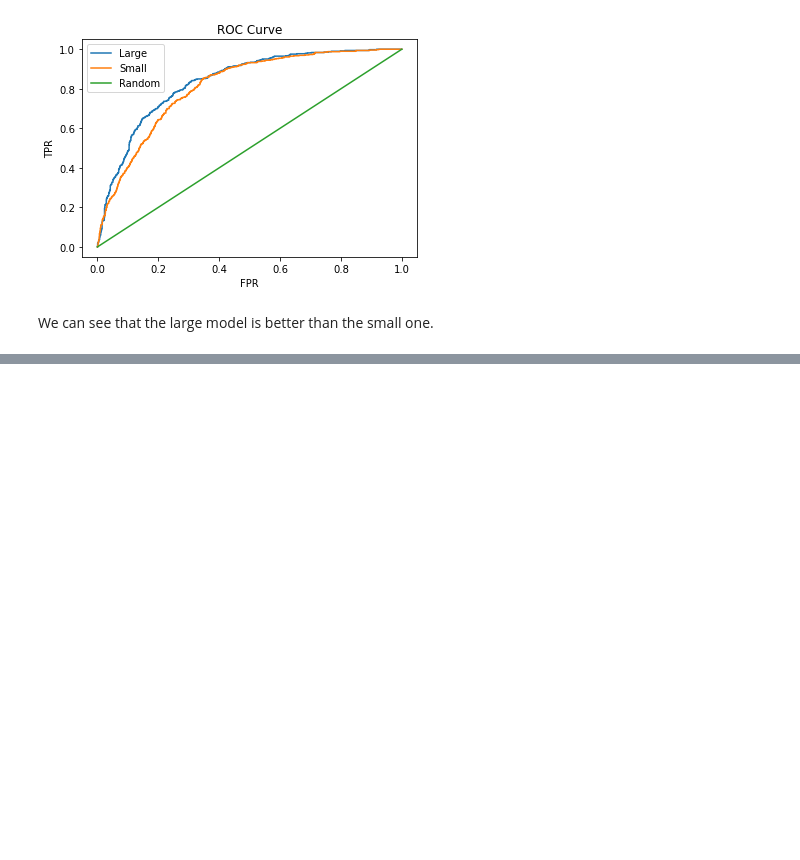
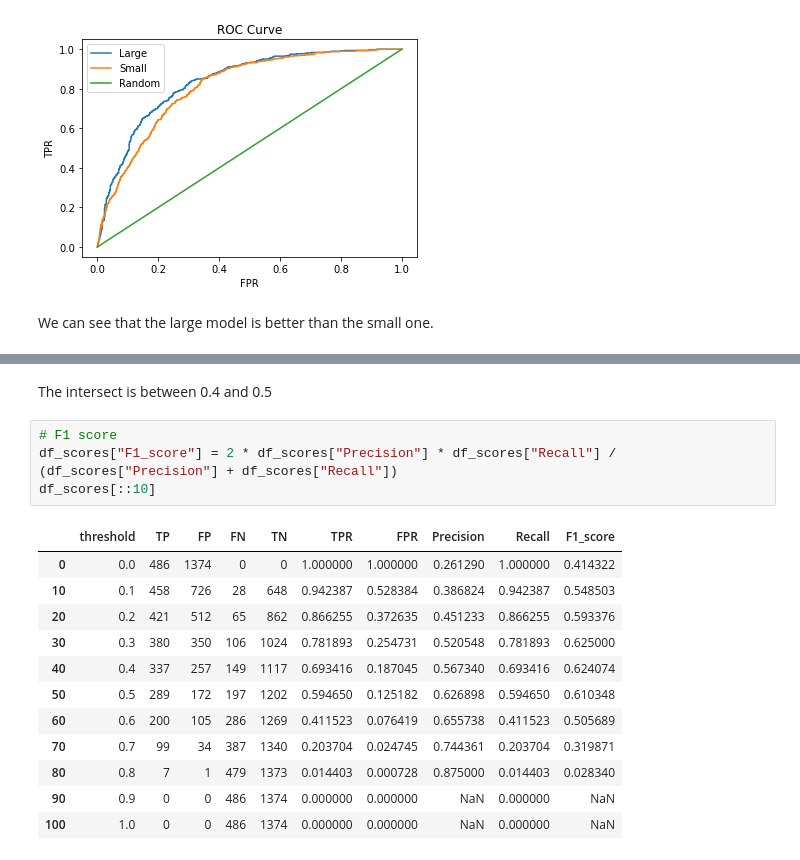
Before and after one commit to alexcaicedo/ml-zoomcamp, a Jupyter notebook: 04_classification_metrics/notes.ipynb, the cells around one changed output, grey strips where cells are left out. Drawn from its saved outputs; the diff is of its cells as text; blank space fills up the shorter version.

```diff
--- a/04_classification_metrics/notes.ipynb
+++ b/04_classification_metrics/notes.ipynb
@@ -950,0 +1013,19 @@ We can see that the large model is better than the small one.
+# %% [markdown]
+The intersect is between 0.4 and 0.5
+# %%
+# F1 score
+df_scores["F1_score"] = 2 * df_scores["Precision"] * df_scores["Recall"] / (df_scores["Precision"] + df_scores["Recall"])
+df_scores[::10]
+# %% [output]
+|  | threshold | TP | FP | FN | TN | TPR | FPR | Precision | Recall | F1_score |
+| 0 | 0.0 | 486 | 1374 | 0 | 0 | 1.000000 | 1.000000 | 0.261290 | 1.000000 | 0.414322 |
+| 10 | 0.1 | 458 | 726 | 28 | 648 | 0.942387 | 0.528384 | 0.386824 | 0.942387 | 0.548503 |
+| 20 | 0.2 | 421 | 512 | 65 | 862 | 0.866255 | 0.372635 | 0.451233 | 0.866255 | 0.593376 |
+| 30 | 0.3 | 380 | 350 | 106 | 1024 | 0.781893 | 0.254731 | 0.520548 | 0.781893 | 0.625000 |
+| 40 | 0.4 | 337 | 257 | 149 | 1117 | 0.693416 | 0.187045 | 0.567340 | 0.693416 | 0.624074 |
+| 50 | 0.5 | 289 | 172 | 197 | 1202 | 0.594650 | 0.125182 | 0.626898 | 0.594650 | 0.610348 |
+| 60 | 0.6 | 200 | 105 | 286 | 1269 | 0.411523 | 0.076419 | 0.655738 | 0.411523 | 0.505689 |
+| 70 | 0.7 | 99 | 34 | 387 | 1340 | 0.203704 | 0.024745 | 0.744361 | 0.203704 | 0.319871 |
+| 80 | 0.8 | 7 | 1 | 479 | 1373 | 0.014403 | 0.000728 | 0.875000 | 0.014403 | 0.028340 |
+| 90 | 0.9 | 0 | 0 | 486 | 1374 | 0.000000 | 0.000000 | NaN | 0.000000 | NaN |
+| 100 | 1.0 | 0 | 0 | 486 | 1374 | 0.000000 | 0.000000 | NaN | 0.000000 | NaN |
```
Also changed, not shown: parts of 15 cells of this notebook.
